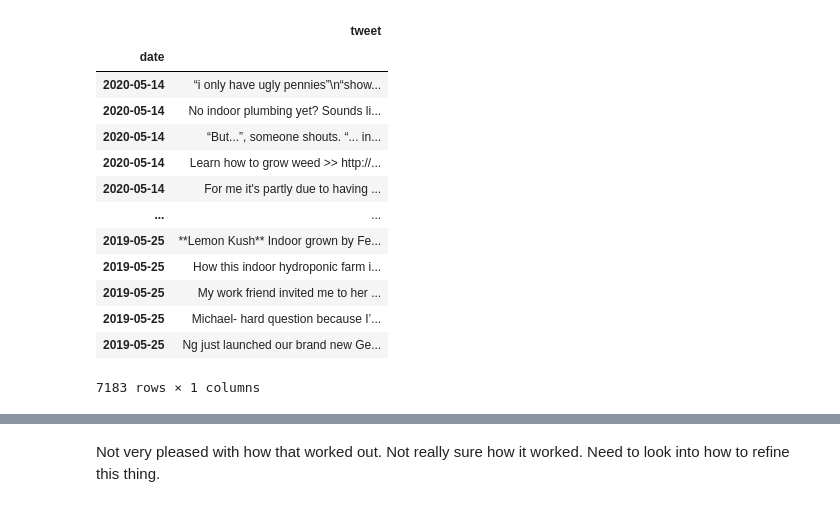
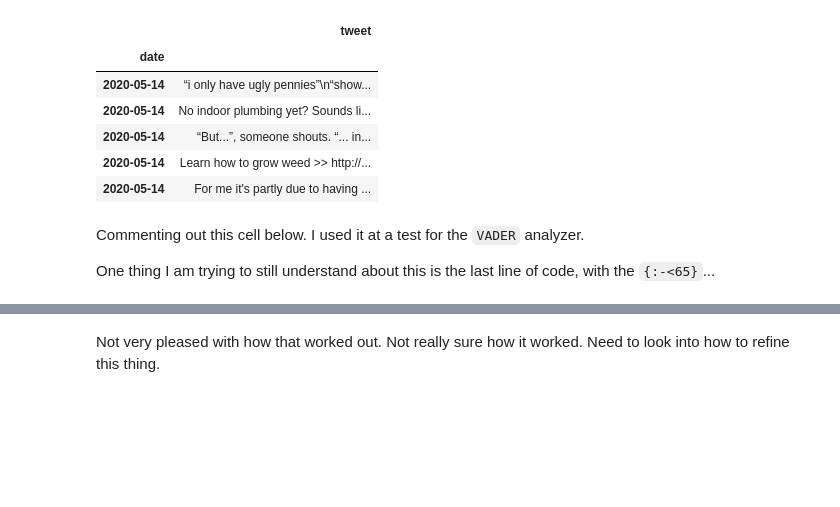
Before and after one commit to daveajstearns/mod5_project, a Jupyter notebook: nlp_component.ipynb, the cells around one changed output, grey strips where cells are left out. Drawn from its saved outputs; the diff is of its cells as text; code cells hidden in the pictures; blank space fills up the shorter version.

```diff
--- a/nlp_component.ipynb
+++ b/nlp_component.ipynb
@@ -32,21 +25,18 @@ tweets.set_index('date', inplace=True)
 # %%
 just_tweets = tweets[['tweet']]
 # %%
-just_tweets
+just_tweets.head()
 # %% [output]
 |  | tweet |
 | date |  |
 | 2020-05-14 | “i only have ugly pennies”\n“show... |
 | 2020-05-14 | No indoor plumbing yet? Sounds li... |
 | 2020-05-14 | “But...”, someone shouts. “... in... |
 | 2020-05-14 | Learn how to grow weed >> http://... |
 | 2020-05-14 | For me it's partly due to having ... |
-| ... | ... |
-| 2019-05-25 | **Lemon Kush** Indoor grown by Fe... |
-| 2019-05-25 | How this indoor hydroponic farm i... |
-| 2019-05-25 | My work friend invited me to her ... |
-| 2019-05-25 | Michael- hard question because I’... |
-| 2019-05-25 | Ng just launched our brand new Ge... |
-7183 rows × 1 columns
+# %% [markdown]
+Commenting out this cell below. I used it at a test for the `VADER` analyzer.
+
+One thing I am trying to still understand about this is the last line of code, with the `{:-<65}`...
 # %%
 analyzer = SentimentIntensityAnalyzer()
```
Also changed, not shown: parts of 17 cells of this notebook, 1 other file.
